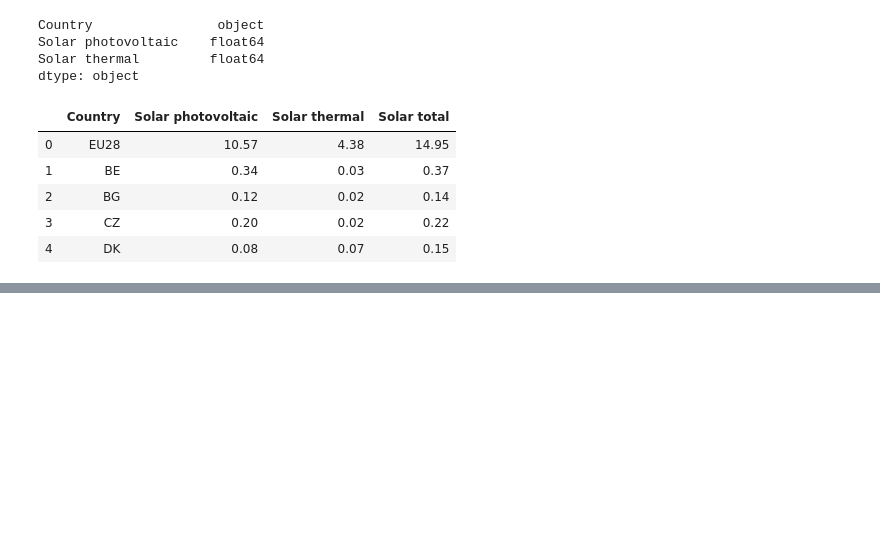
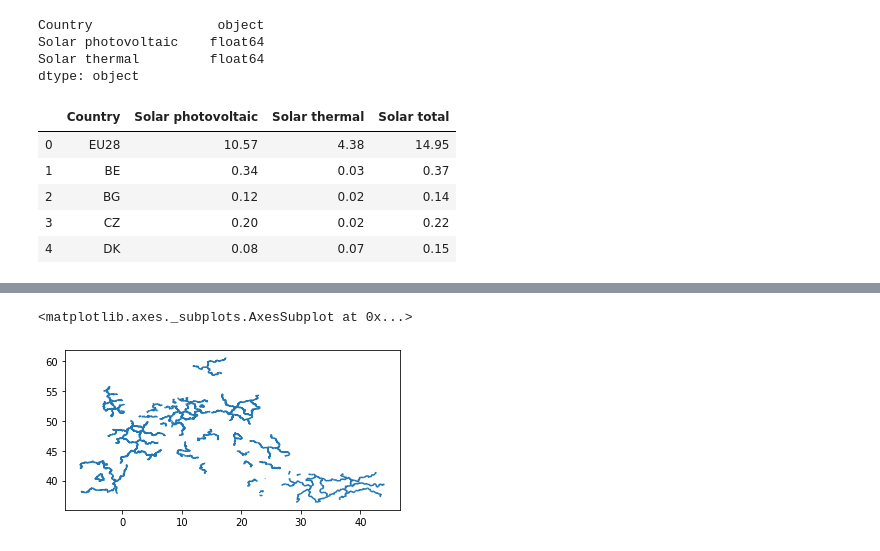
Before and after one commit to nlygar/renewable-energy-eu-statistics, a Jupyter notebook: Untitled1.ipynb, the cells around one changed output, grey strips where cells are left out. Drawn from its saved outputs; the diff is of its cells as text; code cells hidden in the pictures; blank space fills up the shorter version.

```diff
--- a/Untitled1.ipynb
+++ b/Untitled1.ipynb
@@ -493,3 +493,8 @@ solar_results.head()
 | 2 | BG | 0.12 | 0.02 | 0.14 |
 | 3 | CZ | 0.20 | 0.02 | 0.22 |
 | 4 | DK | 0.08 | 0.07 | 0.15 |
+# %%
+import geopandas as gpd
+
+fp = 'img/NUTS_BN_01M_2016_4326_LEVL_1.shp'
+data = gpd.read_file(fp)
@@ -495,0 +510,6 @@ solar_results.head()
+# %%
+%matplotlib inline
+data.plot()
+# %% [output]
+<matplotlib.axes._subplots.AxesSubplot at 0x...>
+[figure, added]
```
Also changed, not shown: parts of 1 cell of this notebook, 2 other files.
